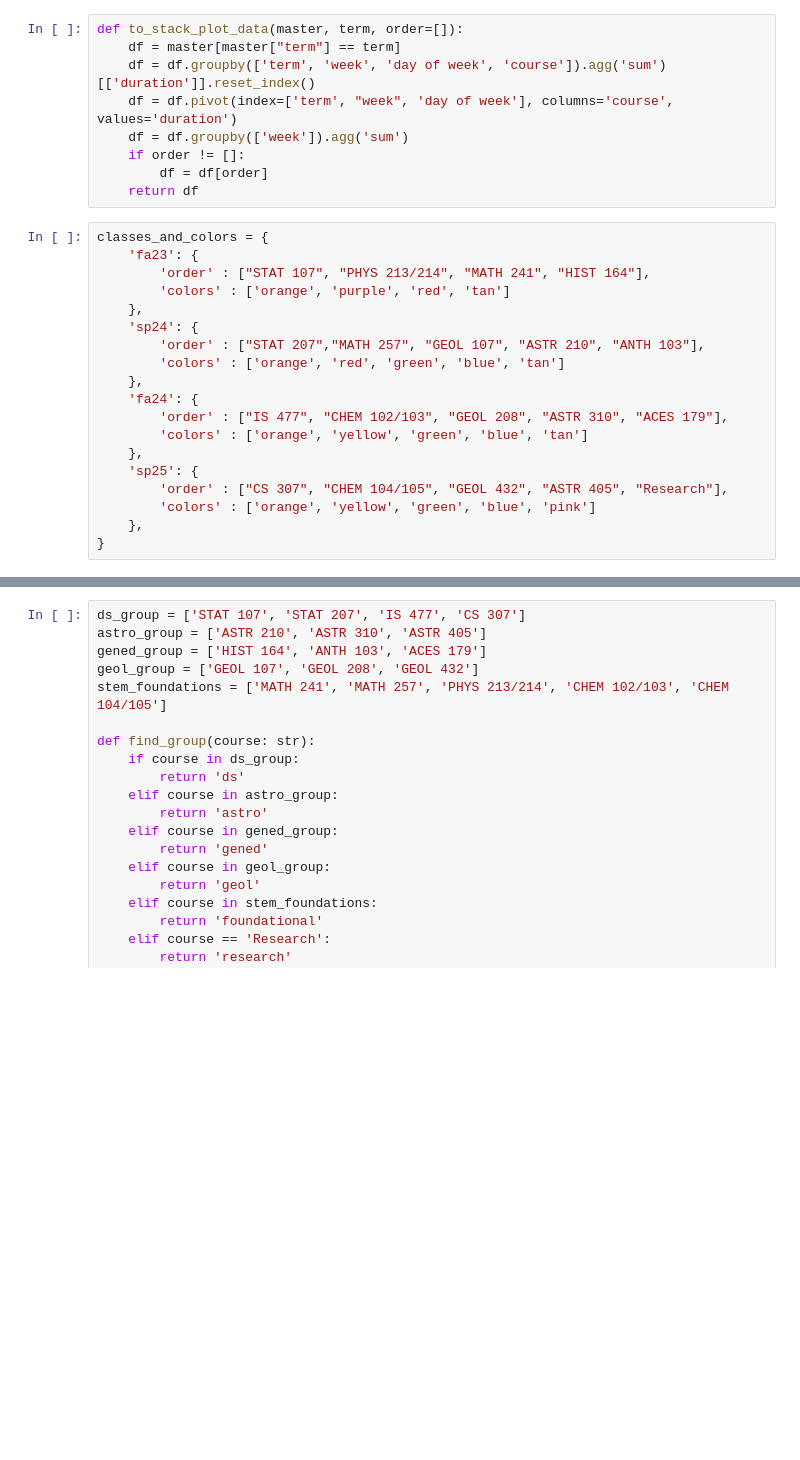
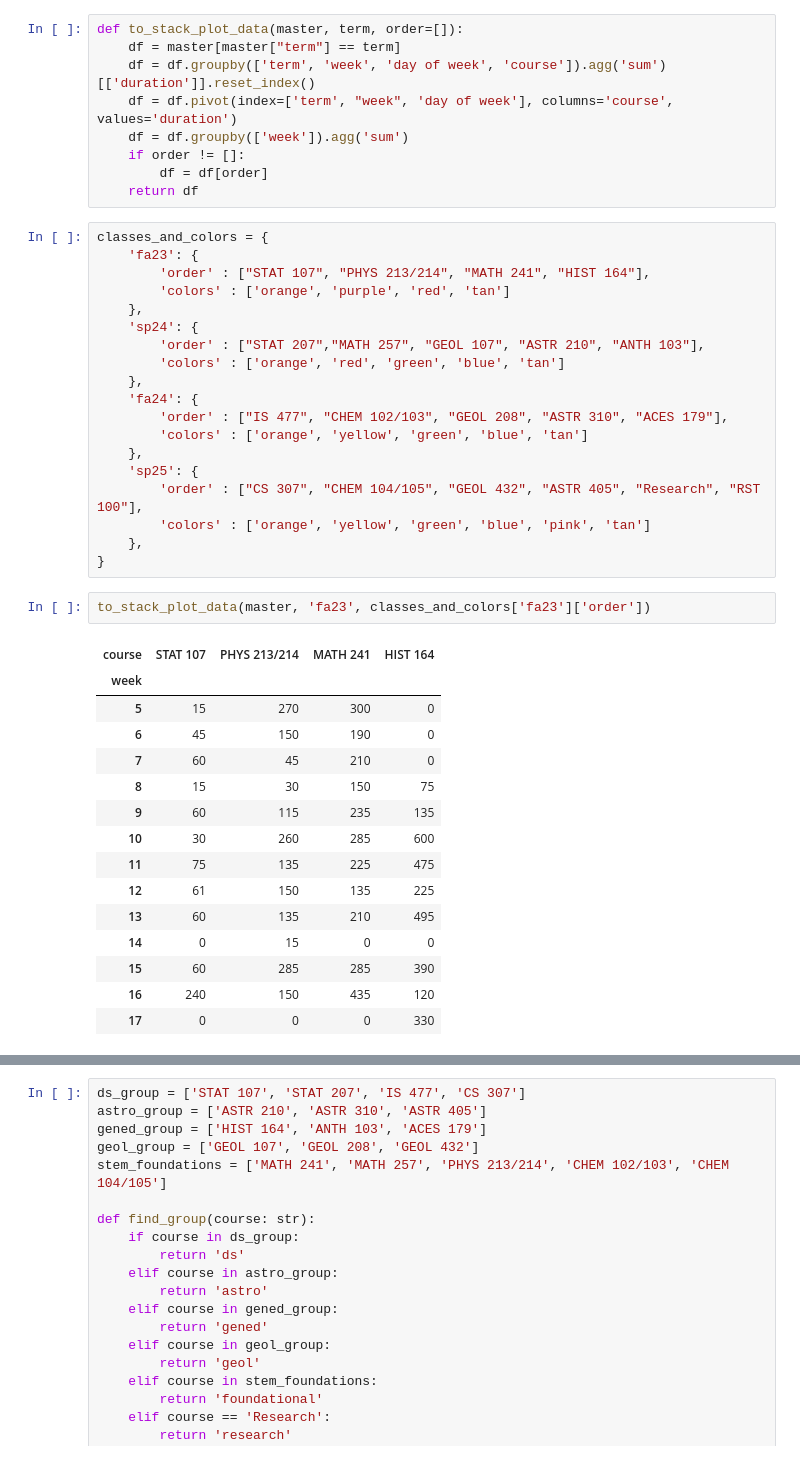
Before and after one commit to ryguy2k4/studytime, a Jupyter notebook: notebooks/stack_plots.ipynb, the cells around one changed output, grey strips where cells are left out. Saved outputs shown, nothing was run; the diff lists cells and outputs as text; blank space fills up the shorter version.

```diff
--- a/notebooks/stack_plots.ipynb
+++ b/notebooks/stack_plots.ipynb
@@ -45,9 +45,27 @@ classes_and_colors = {
         'colors' : ['orange', 'yellow', 'green', 'blue', 'tan']
     },
     'sp25': {
-        'order' : ["CS 307", "CHEM 104/105", "GEOL 432", "ASTR 405", "Research"],
-        'colors' : ['orange', 'yellow', 'green', 'blue', 'pink']
+        'order' : ["CS 307", "CHEM 104/105", "GEOL 432", "ASTR 405", "Research", "RST 100"],
+        'colors' : ['orange', 'yellow', 'green', 'blue', 'pink', 'tan']
     },
 }
+# %%
+to_stack_plot_data(master, 'fa23', classes_and_colors['fa23']['order'])
+# %% [output]
+| course | STAT 107 | PHYS 213/214 | MATH 241 | HIST 164 |
+| week |  |  |  |  |
+| 5 | 15 | 270 | 300 | 0 |
+| 6 | 45 | 150 | 190 | 0 |
+| 7 | 60 | 45 | 210 | 0 |
+| 8 | 15 | 30 | 150 | 75 |
+| 9 | 60 | 115 | 235 | 135 |
+| 10 | 30 | 260 | 285 | 600 |
+| 11 | 75 | 135 | 225 | 475 |
+| 12 | 61 | 150 | 135 | 225 |
+| 13 | 60 | 135 | 210 | 495 |
+| 14 | 0 | 15 | 0 | 0 |
+| 15 | 60 | 285 | 285 | 390 |
+| 16 | 240 | 150 | 435 | 120 |
+| 17 | 0 | 0 | 0 | 330 |
 # %%
 import numpy as np
```
Also changed, not shown: parts of 3 cells of this notebook, 6 other files.
